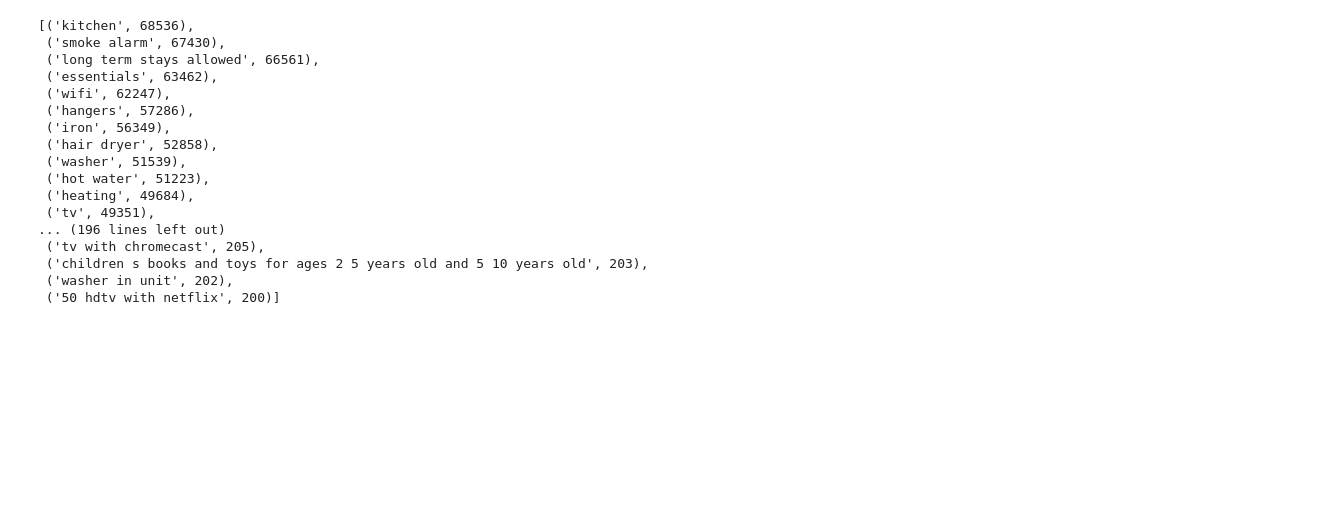
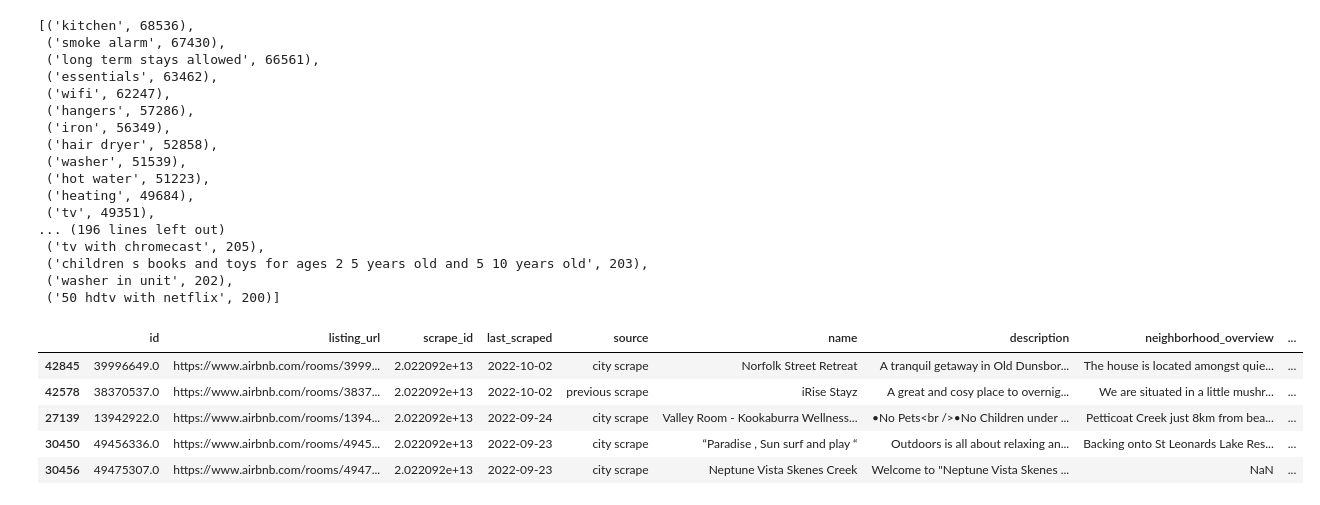
Before and after one commit to PatrickChristoph/airbnb_insights_australia, a Jupyter notebook: coherence_amenities_ratings.ipynb, the cells around one changed output. Cells and saved outputs as stored; diff of their text form; code cells hidden in the pictures; blank space fills up the shorter version.

```diff
--- a/coherence_amenities_ratings.ipynb
+++ b/coherence_amenities_ratings.ipynb
@@ -48,5 +48,13 @@ def normalize_amenity(amenity: str) -> str:
 amenities = [normalize_amenity(amenity) for amenities in data["amenities"] for amenity in amenities]
 amenities = Counter(amenities)
 # %%
-# to avoid overfitting
-amenities = {amenity: amenity_count for (amenity, amenity_count) in amenities.items() if amenity_count >= 200}
+# remove unpopular (not standardized) amenity values
+MIN_AMENITY_COUNT = 200
+
+origin_amenity_keys = len(amenities.keys())
+origin_amenity_values_sum = sum(amenities.values())
+
+amenities = {amenity: amenity_count for (amenity, amenity_count) in amenities.items() if amenity_count >= MIN_AMENITY_COUNT}
+
+print(f"Removed {round(abs(len(amenities.keys()) / origin_amenity_keys - 1) * 100, 1)}% amenity keys "
+      f"but only {round(abs(sum(amenities.values()) / origin_amenity_values_sum - 1) * 100, 1)}% of the set amenity values in total.")
@@ -70,3 +80,17 @@ sorted(amenities.items(), key=lambda x:x[1], reverse=True)
  ('children s books and toys for ages 2 5 years old and 5 10 years old', 203),
  ('washer in unit', 202),
  ('50 hdtv with netflix', 200)]
+# %%
+new_amenity_data = pd.concat([pd.Series(name=f"amenity_{amenity}",
+                              data=[amenity in accomodation_amenities for accomodation_amenities in data["amenities"]])
+                              for amenity in amenities.keys()], axis=1)
+data = pd.concat([data, new_amenity_data], axis=1)
+# %%
+data.head()
+# %% [output]
+|  | id | listing_url | scrape_id | last_scraped | source | name | description | neighborhood_overview | ... |
+| 42845 | 39996649.0 | https://www.airbnb.com/rooms/3999... | 2.022092e+13 | 2022-10-02 | city scrape | Norfolk Street Retreat | A tranquil getaway in Old Dunsbor... | The house is located amongst quie... | ... |
+| 42578 | 38370537.0 | https://www.airbnb.com/rooms/3837... | 2.022092e+13 | 2022-10-02 | previous scrape | iRise Stayz | A great and cosy place to overnig... | We are situated in a little mushr... | ... |
+| 27139 | 13942922.0 | https://www.airbnb.com/rooms/1394... | 2.022092e+13 | 2022-09-24 | city scrape | Valley Room - Kookaburra Wellness... | •No Pets<br />•No Children under ... | Petticoat Creek just 8km from bea... | ... |
+| 30450 | 49456336.0 | https://www.airbnb.com/rooms/4945... | 2.022092e+13 | 2022-09-23 | city scrape | “Paradise , Sun surf and play “ | Outdoors is all about relaxing an... | Backing onto St Leonards Lake Res... | ... |
+| 30456 | 49475307.0 | https://www.airbnb.com/rooms/4947... | 2.022092e+13 | 2022-09-23 | city scrape | Neptune Vista Skenes Creek | Welcome to "Neptune Vista Skenes ... | NaN | ... |
```
Also changed, not shown: parts of 1 cell of this notebook, 8 other files.
